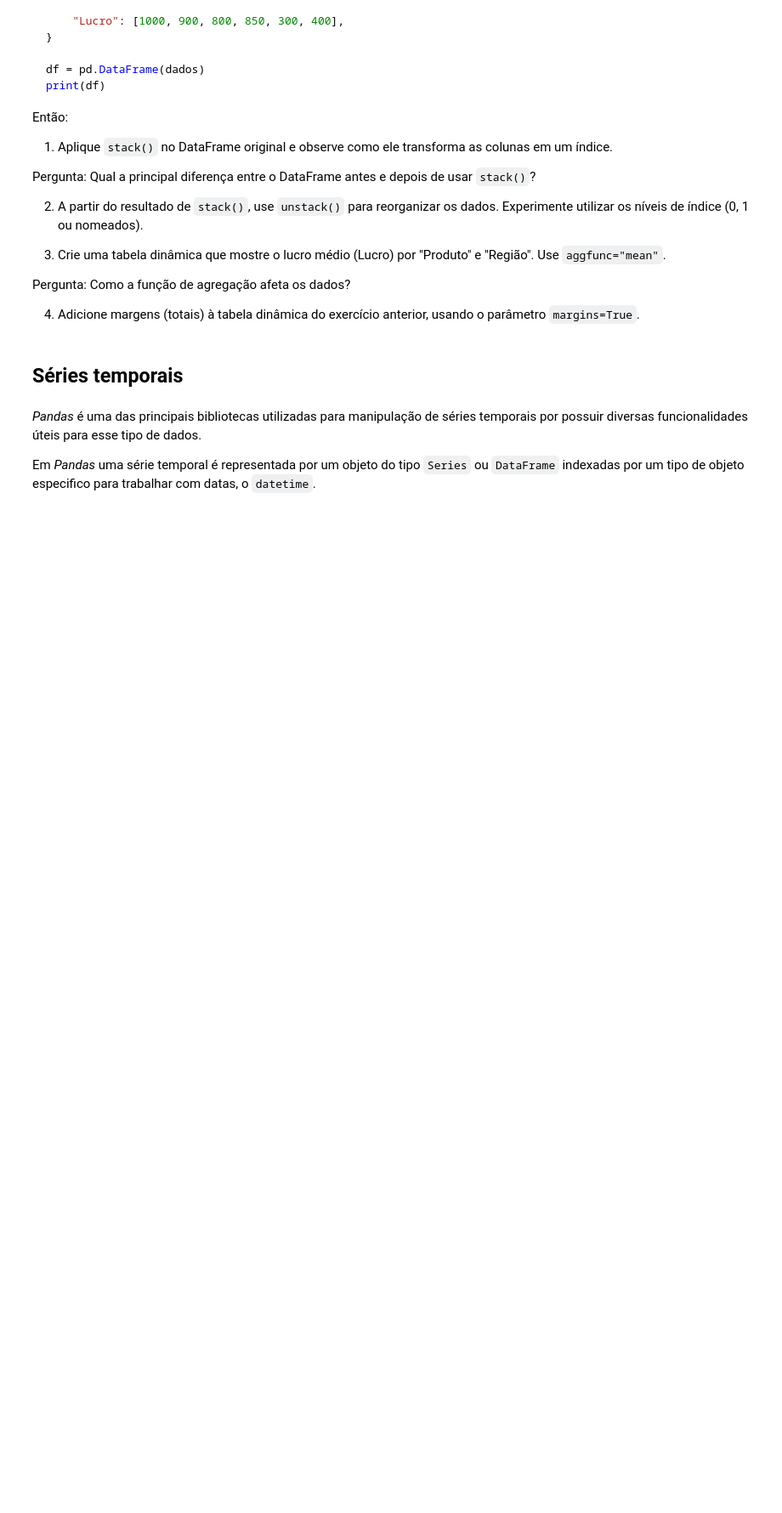
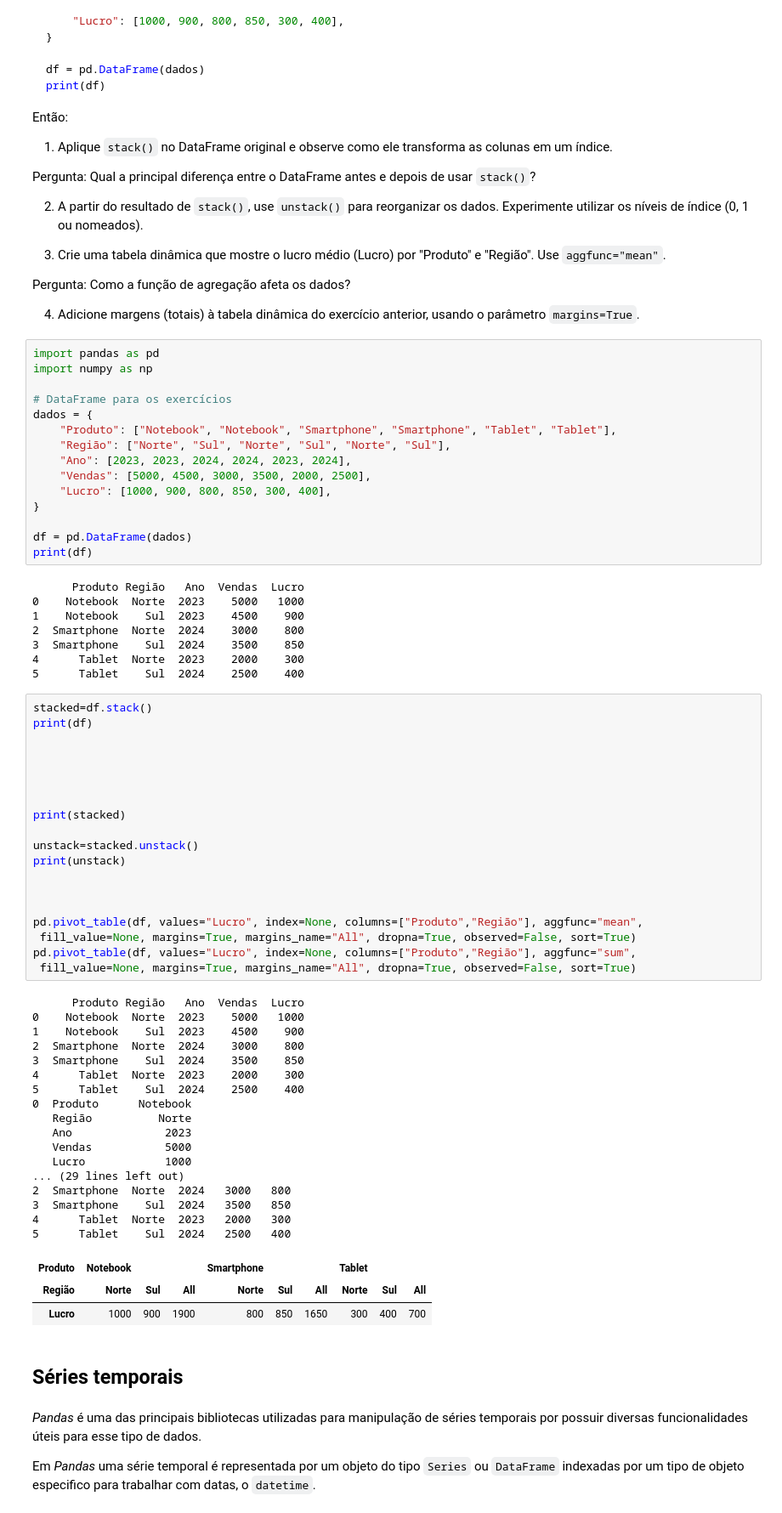
Before and after one commit to py211039054/CEE2, a Jupyter notebook: aulas.ipynb, the cells around one changed output. Shown: that part at 85% size. Saved outputs shown, nothing was run; the diff lists cells and outputs as text; blank space fills up the shorter version.

```diff
--- a/aulas.ipynb
+++ b/aulas.ipynb
@@ -3414,6 +3414,69 @@ Então:
   Pergunta: Como a função de agregação afeta os dados?
 
 4. Adicione margens (totais) à tabela dinâmica do exercício anterior, usando o parâmetro `margins=True`.
+# %%
+import pandas as pd
+import numpy as np
+
+# DataFrame para os exercícios
+dados = {
+    "Produto": ["Notebook", "Notebook", "Smartphone", "Smartphone", "Tablet", "Tablet"],
+    "Região": ["Norte", "Sul", "Norte", "Sul", "Norte", "Sul"],
+    "Ano": [2023, 2023, 2024, 2024, 2023, 2024],
+    "Vendas": [5000, 4500, 3000, 3500, 2000, 2500],
+    "Lucro": [1000, 900, 800, 850, 300, 400],
+}
+
+df = pd.DataFrame(dados)
+print(df)
+# %% [output]
+      Produto Região   Ano  Vendas  Lucro
+0    Notebook  Norte  2023    5000   1000
+1    Notebook    Sul  2023    4500    900
+2  Smartphone  Norte  2024    3000    800
+3  Smartphone    Sul  2024    3500    850
+4      Tablet  Norte  2023    2000    300
+5      Tablet    Sul  2024    2500    400
+# %%
+stacked=df.stack()
+print(df)
+
+
+
+
+
+print(stacked)
+
+unstack=stacked.unstack()
+print(unstack)
+
+
+
+pd.pivot_table(df, values="Lucro", index=None, columns=["Produto","Região"], aggfunc="mean",
+ fill_value=None, margins=True, margins_name="All", dropna=True, observed=False, sort=True)
+pd.pivot_table(df, values="Lucro", index=None, columns=["Produto","Região"], aggfunc="sum",
+ fill_value=None, margins=True, margins_name="All", dropna=True, observed=False, sort=True)
+# %% [output]
+      Produto Região   Ano  Vendas  Lucro
+0    Notebook  Norte  2023    5000   1000
+1    Notebook    Sul  2023    4500    900
+2  Smartphone  Norte  2024    3000    800
+3  Smartphone    Sul  2024    3500    850
+4      Tablet  Norte  2023    2000    300
+5      Tablet    Sul  2024    2500    400
+0  Produto      Notebook
+   Região          Norte
+   Ano              2023
+   Vendas           5000
+   Lucro            1000
+... (29 lines left out)
+2  Smartphone  Norte  2024   3000   800
+3  Smartphone    Sul  2024   3500   850
+4      Tablet  Norte  2023   2000   300
+5      Tablet    Sul  2024   2500   400
+| Produto | Notebook |  |  | Smartphone |  |  | Tablet |  |  |
+| Região | Norte | Sul | All | Norte | Sul | All | Norte | Sul | All |
+| Lucro | 1000 | 900 | 1900 | 800 | 850 | 1650 | 300 | 400 | 700 |
 # %% [markdown]
 ## Séries temporais
 # %% [markdown]
```
Also changed, not shown: parts of 16 cells of this notebook.
